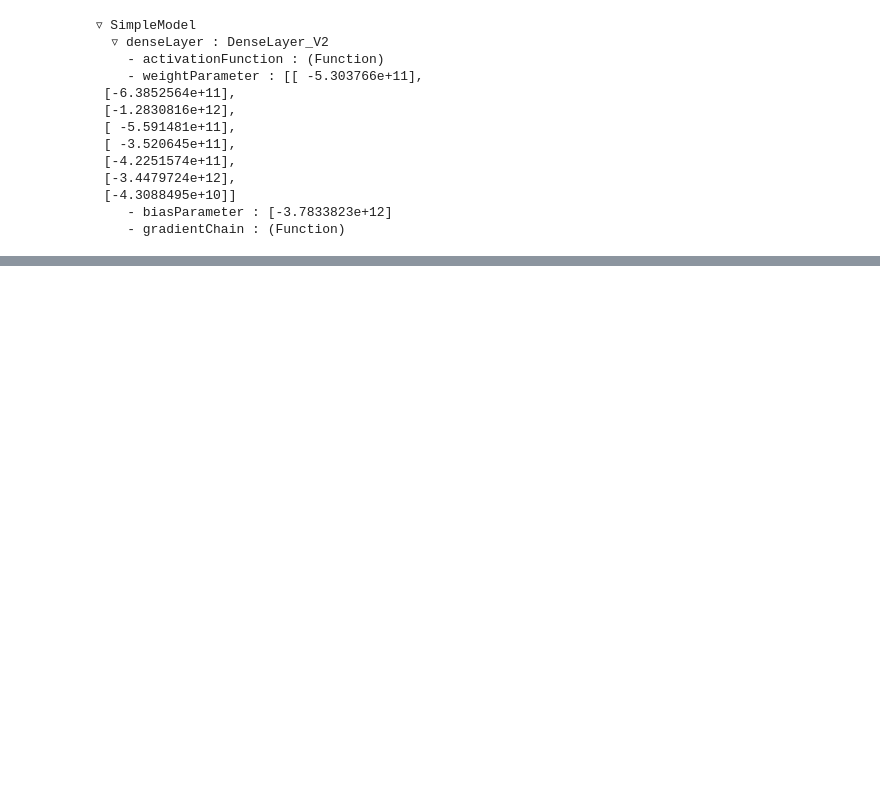
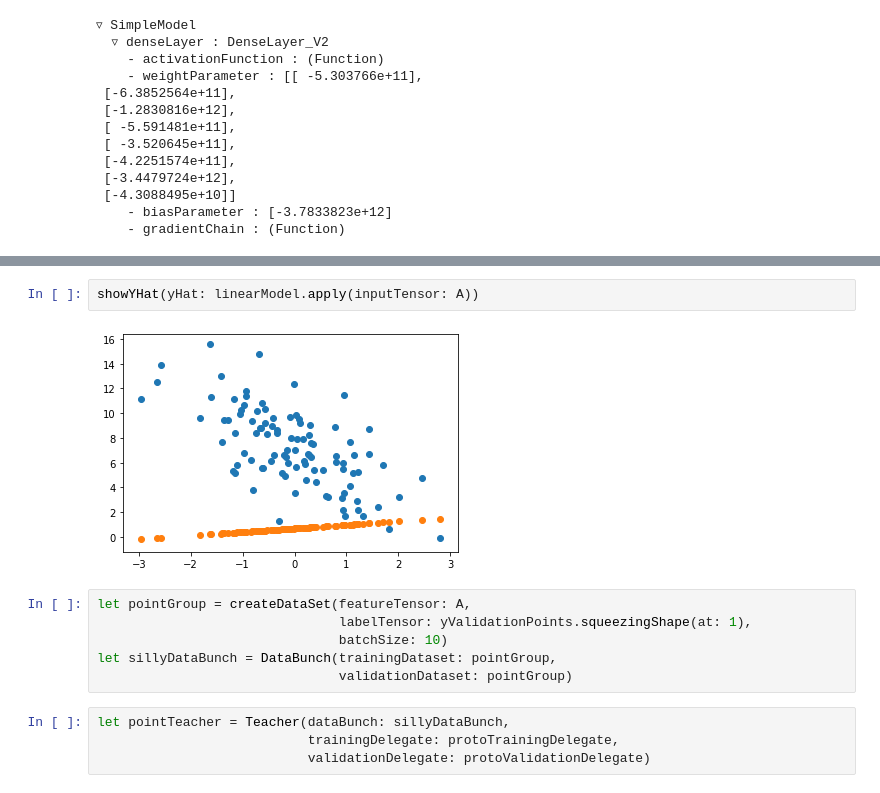
Before and after one commit to Unthrottled/fast-ai-swift, a Jupyter notebook: Teacher.ipynb, the cells around one changed output, grey strips where cells are left out. Cells and saved outputs as stored; diff of their text form; blank space fills up the shorter version.

```diff
--- a/Teacher.ipynb
+++ b/Teacher.ipynb
@@ -636,0 +768,14 @@ simpleTrainedModel
+# %%
+showYHat(yHat: linearModel.apply(inputTensor: A))
+# %% [output]
+[figure, added]
+# %%
+let pointGroup = createDataSet(featureTensor: A,
+                               labelTensor: yValidationPoints.squeezingShape(at: 1),
+                               batchSize: 10)
+let sillyDataBunch = DataBunch(trainingDataset: pointGroup,
+                               validationDataset: pointGroup)
+# %%
+let pointTeacher = Teacher(dataBunch: sillyDataBunch,
+                           trainingDelegate: protoTrainingDelegate,
+                           validationDelegate: protoValidationDelegate)
```
Also changed, not shown: parts of 14 cells of this notebook.
